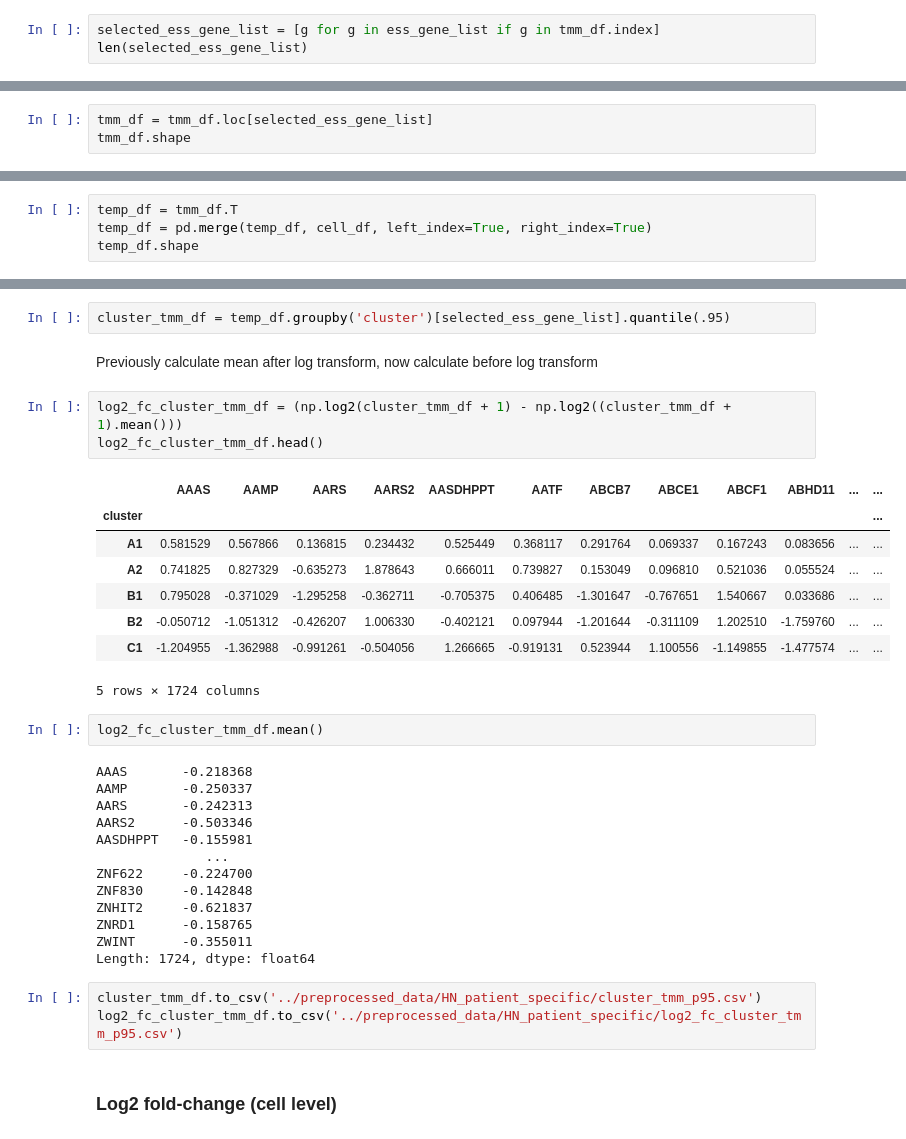
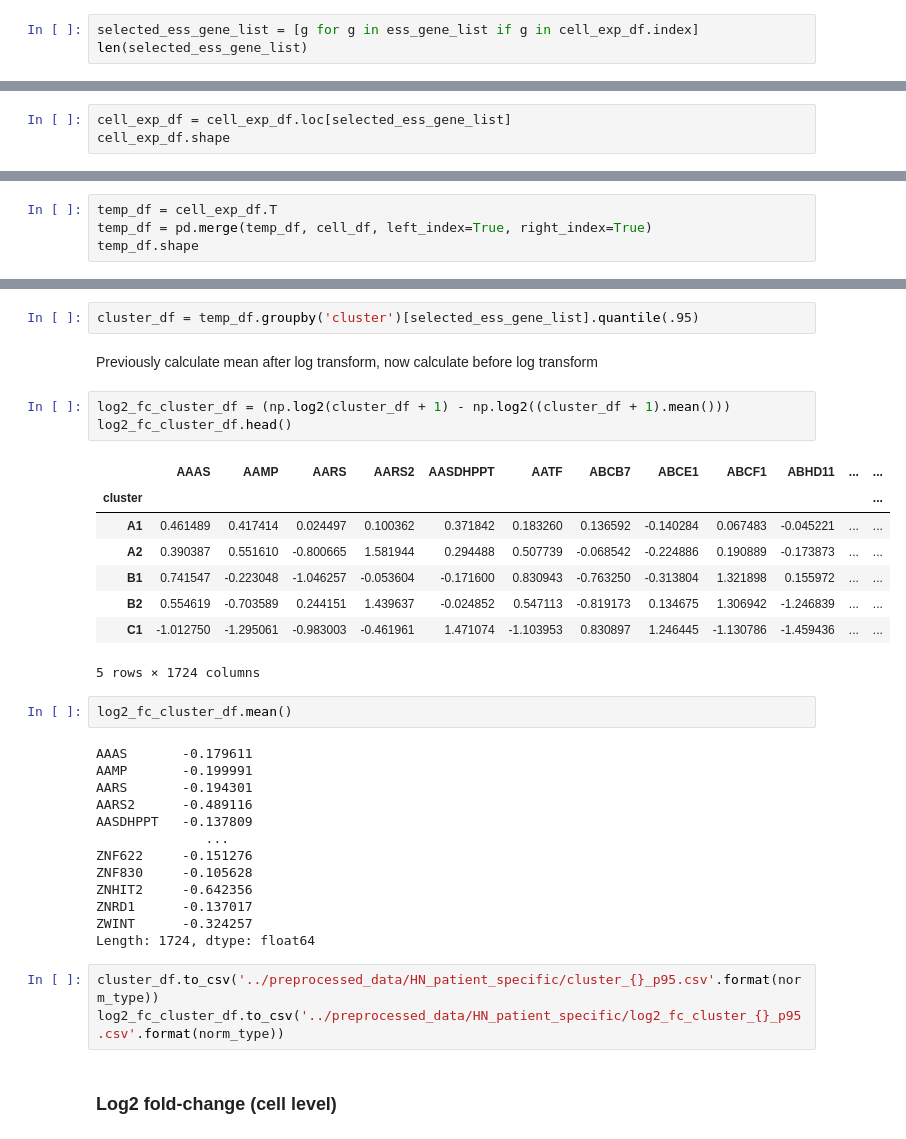
Before and after one commit to CSB5/CaDRReS-Sc, a Jupyter notebook: script/B01_single_cell_cluster_info_and_exp.ipynb, the cells around one changed output, grey strips where cells are left out. Saved outputs shown, nothing was run; the diff lists cells and outputs as text.

```diff
--- a/script/B01_single_cell_cluster_info_and_exp.ipynb
+++ b/script/B01_single_cell_cluster_info_and_exp.ipynb
@@ -203,13 +265,13 @@ len(ess_gene_list)
 # %% [output]
 1856
 # %%
-selected_ess_gene_list = [g for g in ess_gene_list if g in tmm_df.index]
+selected_ess_gene_list = [g for g in ess_gene_list if g in cell_exp_df.index]
 len(selected_ess_gene_list)
 # %% [output]
 1724
 # %%
-tmm_df = tmm_df.loc[selected_ess_gene_list]
-tmm_df.shape
+cell_exp_df = cell_exp_df.loc[selected_ess_gene_list]
+cell_exp_df.shape
 # %% [output]
 (1724, 1116)
 # %% [markdown]
@@ -259,5 +340,5 @@ log2_fc_cluster_tmm_df.to_csv('../preprocessed_data/HN_patient_specific/log2_fc_
 # %%
-temp_df = tmm_df.T
+temp_df = cell_exp_df.T
 temp_df = pd.merge(temp_df, cell_df, left_index=True, right_index=True)
 temp_df.shape
 # %% [output]
@@ -265,37 +346,37 @@ temp_df.shape
 # %%
-cluster_tmm_df = temp_df.groupby('cluster')[selected_ess_gene_list].quantile(.95)
+cluster_df = temp_df.groupby('cluster')[selected_ess_gene_list].quantile(.95)
 # %% [markdown]
 Previously calculate mean after log transform, now calculate before log transform
 # %%
-log2_fc_cluster_tmm_df = (np.log2(cluster_tmm_df + 1) - np.log2((cluster_tmm_df + 1).mean()))
-log2_fc_cluster_tmm_df.head()
+log2_fc_cluster_df = (np.log2(cluster_df + 1) - np.log2((cluster_df + 1).mean()))
+log2_fc_cluster_df.head()
 # %% [output]
 |  | AAAS | AAMP | AARS | AARS2 | AASDHPPT | AATF | ABCB7 | ABCE1 | ABCF1 | ABHD11 | ... | ... |
 | cluster |  |  |  |  |  |  |  |  |  |  |  | ... |
-| A1 | 0.581529 | 0.567866 | 0.136815 | 0.234432 | 0.525449 | 0.368117 | 0.291764 | 0.069337 | 0.167243 | 0.083656 | ... | ... |
-| A2 | 0.741825 | 0.827329 | -0.635273 | 1.878643 | 0.666011 | 0.739827 | 0.153049 | 0.096810 | 0.521036 | 0.055524 | ... | ... |
-| B1 | 0.795028 | -0.371029 | -1.295258 | -0.362711 | -0.705375 | 0.406485 | -1.301647 | -0.767651 | 1.540667 | 0.033686 | ... | ... |
-| B2 | -0.050712 | -1.051312 | -0.426207 | 1.006330 | -0.402121 | 0.097944 | -1.201644 | -0.311109 | 1.202510 | -1.759760 | ... | ... |
-| C1 | -1.204955 | -1.362988 | -0.991261 | -0.504056 | 1.266665 | -0.919131 | 0.523944 | 1.100556 | -1.149855 | -1.477574 | ... | ... |
+| A1 | 0.461489 | 0.417414 | 0.024497 | 0.100362 | 0.371842 | 0.183260 | 0.136592 | -0.140284 | 0.067483 | -0.045221 | ... | ... |
+| A2 | 0.390387 | 0.551610 | -0.800665 | 1.581944 | 0.294488 | 0.507739 | -0.068542 | -0.224886 | 0.190889 | -0.173873 | ... | ... |
+| B1 | 0.741547 | -0.223048 | -1.046257 | -0.053604 | -0.171600 | 0.830943 | -0.763250 | -0.313804 | 1.321898 | 0.155972 | ... | ... |
+| B2 | 0.554619 | -0.703589 | 0.244151 | 1.439637 | -0.024852 | 0.547113 | -0.819173 | 0.134675 | 1.306942 | -1.246839 | ... | ... |
+| C1 | -1.012750 | -1.295061 | -0.983003 | -0.461961 | 1.471074 | -1.103953 | 0.830897 | 1.246445 | -1.130786 | -1.459436 | ... | ... |
 5 rows × 1724 columns
 # %%
-log2_fc_cluster_tmm_df.mean()
+log2_fc_cluster_df.mean()
 # %% [output]
-AAAS       -0.218368
-AAMP       -0.250337
-AARS       -0.242313
-AARS2      -0.503346
-AASDHPPT   -0.155981
+AAAS       -0.179611
+AAMP       -0.199991
+AARS       -0.194301
+AARS2      -0.489116
+AASDHPPT   -0.137809
               ...
-ZNF622     -0.224700
-ZNF830     -0.142848
-ZNHIT2     -0.621837
-ZNRD1      -0.158765
-ZWINT      -0.355011
+ZNF622     -0.151276
+ZNF830     -0.105628
+ZNHIT2     -0.642356
+ZNRD1      -0.137017
+ZWINT      -0.324257
 Length: 1724, dtype: float64
 # %%
-cluster_tmm_df.to_csv('../preprocessed_data/HN_patient_specific/cluster_tmm_p95.csv')
-log2_fc_cluster_tmm_df.to_csv('../preprocessed_data/HN_patient_specific/log2_fc_cluster_tmm_p95.csv')
+cluster_df.to_csv('../preprocessed_data/HN_patient_specific/cluster_{}_p95.csv'.format(norm_type))
+log2_fc_cluster_df.to_csv('../preprocessed_data/HN_patient_specific/log2_fc_cluster_{}_p95.csv'.format(norm_type))
 # %% [markdown]
 ### Log2 fold-change (cell level)
 # %%
```
Also changed, not shown: parts of 33 cells of this notebook, 35 other files.
